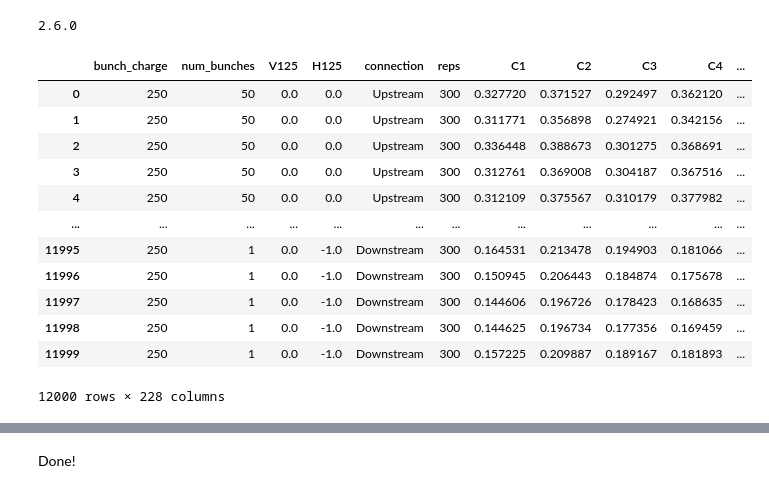
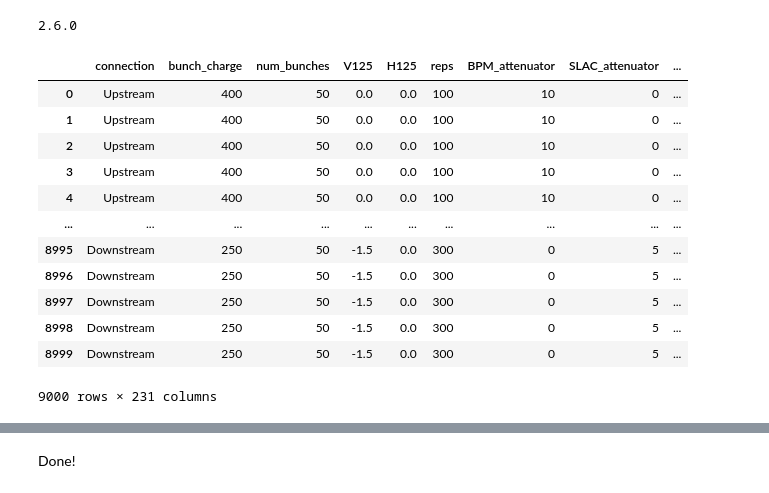
Before and after one commit to joadiazcr/thesis, a Jupyter notebook: HOM_FAST/ML/FAST_NN_training_D.ipynb, the cells around one changed output, grey strips where cells are left out. Cells and saved outputs as stored; diff of their text form; code cells hidden in the pictures.

```diff
--- a/HOM_FAST/ML/FAST_NN_training_D.ipynb
+++ b/HOM_FAST/ML/FAST_NN_training_D.ipynb
@@ -15,19 +15,20 @@ print(tf.__version__)
 # %% [output]
 2.6.0
 # %%
-df = pd.read_pickle('bpm_big_data_shift4.plk')
+#df = pd.read_pickle('bpm_big_data_shift4.plk')
+df = pd.read_pickle('bpm_big_data_shift6.plk')
 df
 # %% [output]
-|  | bunch_charge | num_bunches | V125 | H125 | connection | reps | C1 | C2 | C3 | C4 | ... |
-| 0 | 250 | 50 | 0.0 | 0.0 | Upstream | 300 | 0.327720 | 0.371527 | 0.292497 | 0.362120 | ... |
-| 1 | 250 | 50 | 0.0 | 0.0 | Upstream | 300 | 0.311771 | 0.356898 | 0.274921 | 0.342156 | ... |
-| 2 | 250 | 50 | 0.0 | 0.0 | Upstream | 300 | 0.336448 | 0.388673 | 0.301275 | 0.368691 | ... |
-| 3 | 250 | 50 | 0.0 | 0.0 | Upstream | 300 | 0.312761 | 0.369008 | 0.304187 | 0.367516 | ... |
-| 4 | 250 | 50 | 0.0 | 0.0 | Upstream | 300 | 0.312109 | 0.375567 | 0.310179 | 0.377982 | ... |
-| ... | ... | ... | ... | ... | ... | ... | ... | ... | ... | ... | ... |
-| 11995 | 250 | 1 | 0.0 | -1.0 | Downstream | 300 | 0.164531 | 0.213478 | 0.194903 | 0.181066 | ... |
-| 11996 | 250 | 1 | 0.0 | -1.0 | Downstream | 300 | 0.150945 | 0.206443 | 0.184874 | 0.175678 | ... |
-| 11997 | 250 | 1 | 0.0 | -1.0 | Downstream | 300 | 0.144606 | 0.196726 | 0.178423 | 0.168635 | ... |
-| 11998 | 250 | 1 | 0.0 | -1.0 | Downstream | 300 | 0.144625 | 0.196734 | 0.177356 | 0.169459 | ... |
-| 11999 | 250 | 1 | 0.0 | -1.0 | Downstream | 300 | 0.157225 | 0.209887 | 0.189167 | 0.181893 | ... |
+|  | connection | bunch_charge | num_bunches | V125 | H125 | reps | BPM_attenuator | SLAC_attenuator | ... |
+| 0 | Upstream | 400 | 50 | 0.0 | 0.0 | 100 | 10 | 0 | ... |
+| 1 | Upstream | 400 | 50 | 0.0 | 0.0 | 100 | 10 | 0 | ... |
+| 2 | Upstream | 400 | 50 | 0.0 | 0.0 | 100 | 10 | 0 | ... |
+| 3 | Upstream | 400 | 50 | 0.0 | 0.0 | 100 | 10 | 0 | ... |
+| 4 | Upstream | 400 | 50 | 0.0 | 0.0 | 100 | 10 | 0 | ... |
+| ... | ... | ... | ... | ... | ... | ... | ... | ... | ... |
+| 8995 | Downstream | 250 | 50 | -1.5 | 0.0 | 300 | 0 | 5 | ... |
+| 8996 | Downstream | 250 | 50 | -1.5 | 0.0 | 300 | 0 | 5 | ... |
+| 8997 | Downstream | 250 | 50 | -1.5 | 0.0 | 300 | 0 | 5 | ... |
+| 8998 | Downstream | 250 | 50 | -1.5 | 0.0 | 300 | 0 | 5 | ... |
+| 8999 | Downstream | 250 | 50 | -1.5 | 0.0 | 300 | 0 | 5 | ... |
-12000 rows × 228 columns
+9000 rows × 231 columns
```
Also changed, not shown: parts of 30 cells of this notebook.
